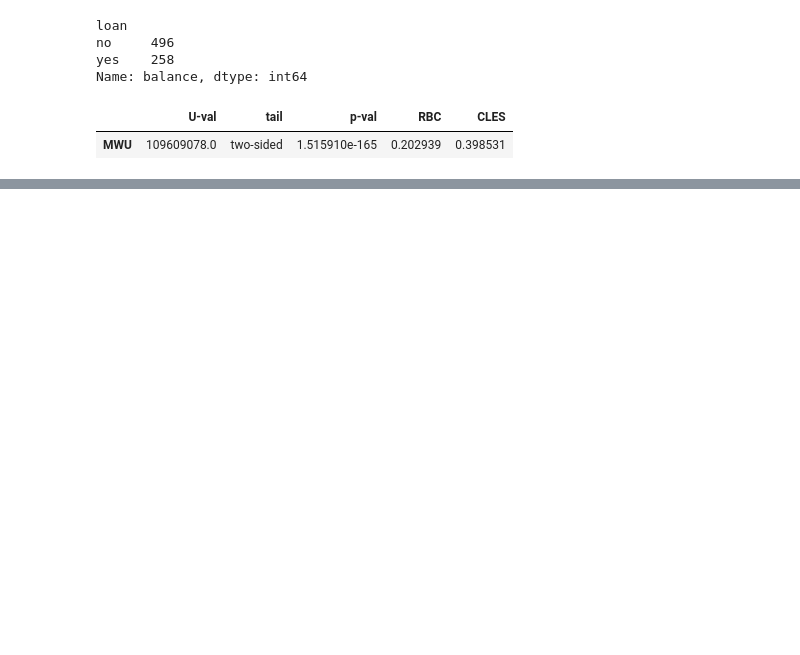
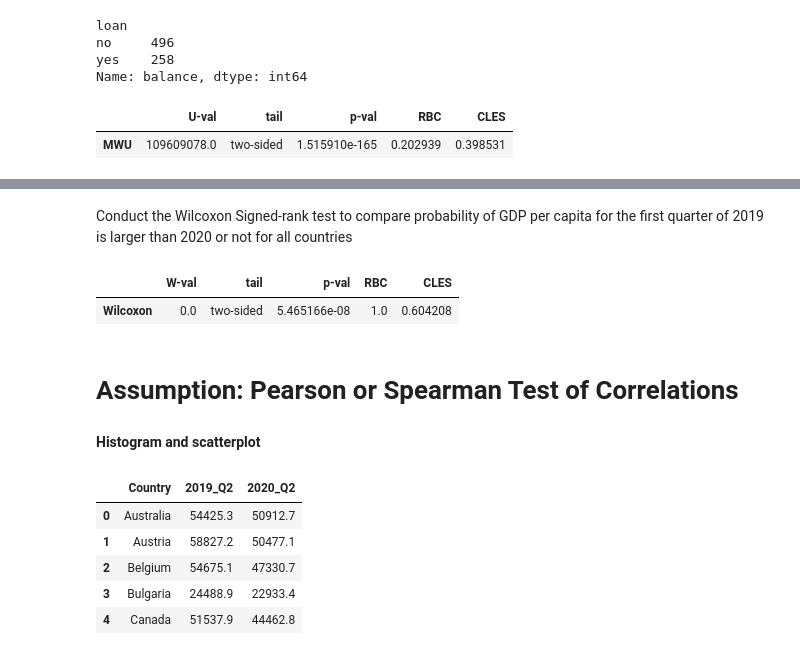
Before and after one commit to sunshineluyao/NYU_Integrated_Marketing, a Jupyter notebook: HypothesisTesting_ANOVA/HypothesisTesting.ipynb, the cells around one changed output, grey strips where cells are left out. Cells and saved outputs as stored; diff of their text form; code cells hidden in the pictures; blank space fills up the shorter version.

```diff
--- a/HypothesisTesting_ANOVA/HypothesisTesting.ipynb
+++ b/HypothesisTesting_ANOVA/HypothesisTesting.ipynb
@@ -189,0 +272,13 @@ pg.mwu(x, y, tail='two-sided')
+# %% [markdown]
+Conduct the Wilcoxon Signed-rank test to compare probability of GDP per capita for the first quarter of 2019 is larger than 2020 or not for all countries
+# %%
+### install the package
+import pingouin as pg
+pg.wilcoxon(pre, post, tail='two-sided')
+# %% [output]
+|  | W-val | tail | p-val | RBC | CLES |
+| Wilcoxon | 0.0 | two-sided | 5.465166e-08 | 1.0 | 0.604208 |
+# %% [markdown]
+# Assumption: Pearson or Spearman Test of Correlations
+# %% [markdown]
+**Histogram and scatterplot**
@@ -189,0 +288,11 @@ pg.mwu(x, y, tail='two-sided')
+# %%
+df_joint= df_2019_Q2.merge(df_2020_Q2, how='inner',on="Country")
+df_joint.columns =['Country','2019_Q2','2020_Q2']
+df_joint.head()
+# %% [output]
+|  | Country | 2019_Q2 | 2020_Q2 |
+| 0 | Australia | 54425.3 | 50912.7 |
+| 1 | Austria | 58827.2 | 50477.1 |
+| 2 | Belgium | 54675.1 | 47330.7 |
+| 3 | Bulgaria | 24488.9 | 22933.4 |
+| 4 | Canada | 51537.9 | 44462.8 |
```
Also changed, not shown: parts of 40 cells of this notebook.
